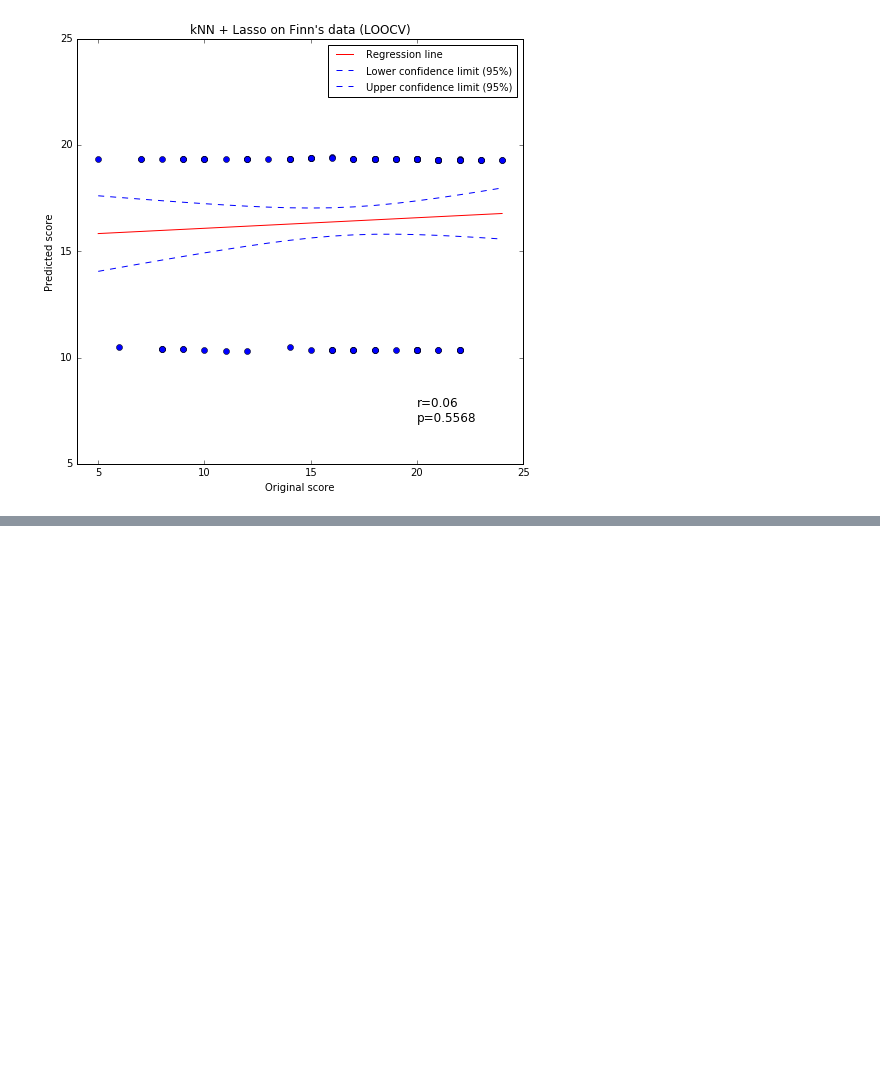
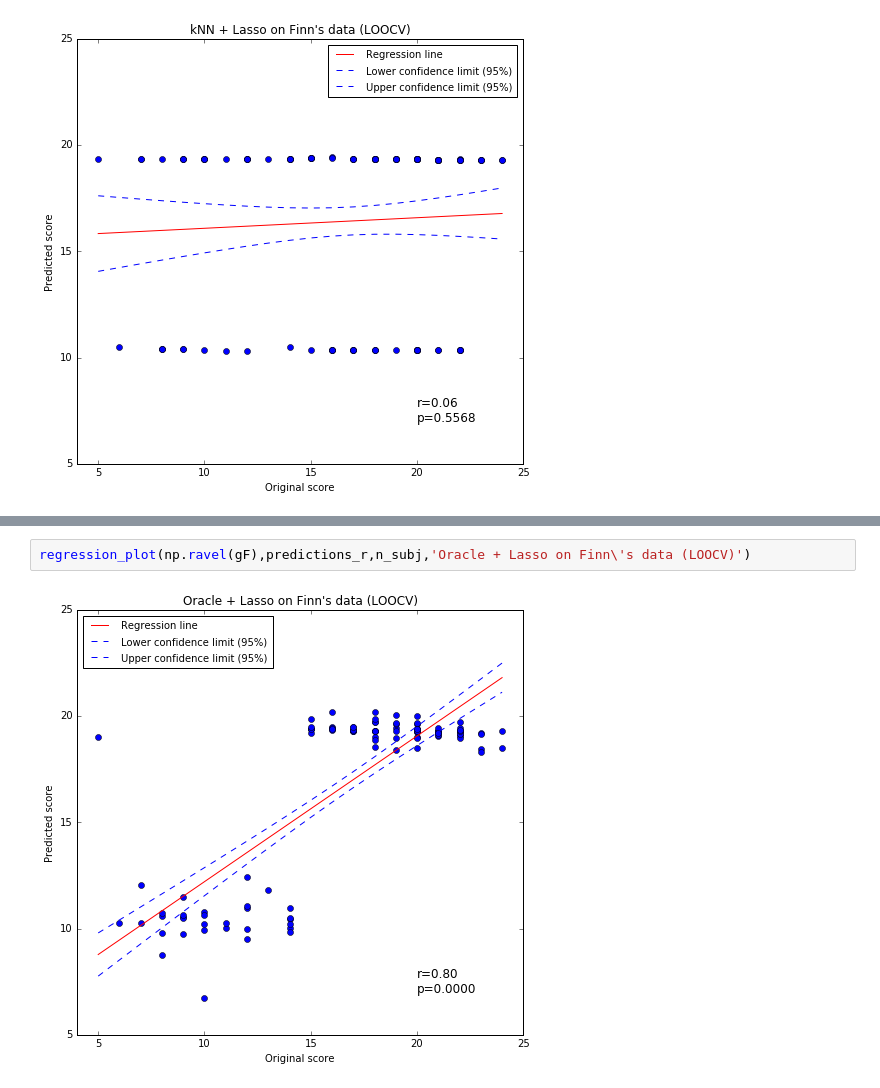
Before and after one commit to paola-g/iq_prediction, a Jupyter notebook: knn_class.ipynb, the cells around one changed output, grey strips where cells are left out. Drawn from its saved outputs; the diff is of its cells as text; blank space fills up the shorter version.

```diff
--- a/knn_class.ipynb
+++ b/knn_class.ipynb
@@ -344,0 +502,4 @@ regression_plot(np.ravel(gF),predictions_r,n_subj,'kNN + Lasso on Finn\'s data (
+# %%
+regression_plot(np.ravel(gF),predictions_r,n_subj,'Oracle + Lasso on Finn\'s data (LOOCV)')
+# %% [output]
+[figure, added]
```
Also changed, not shown: parts of 13 cells of this notebook, 1 other file.
